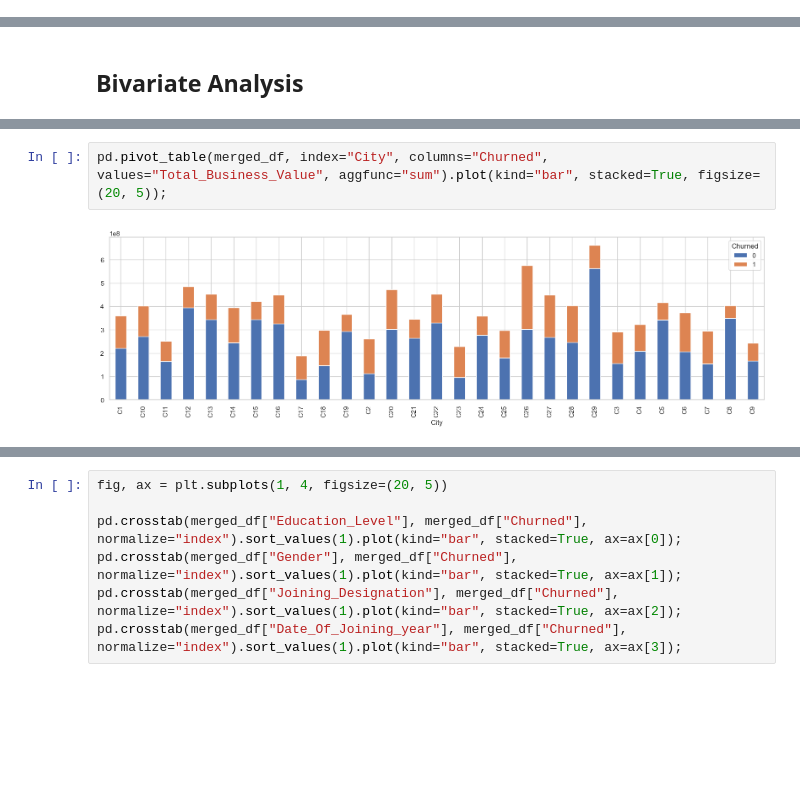
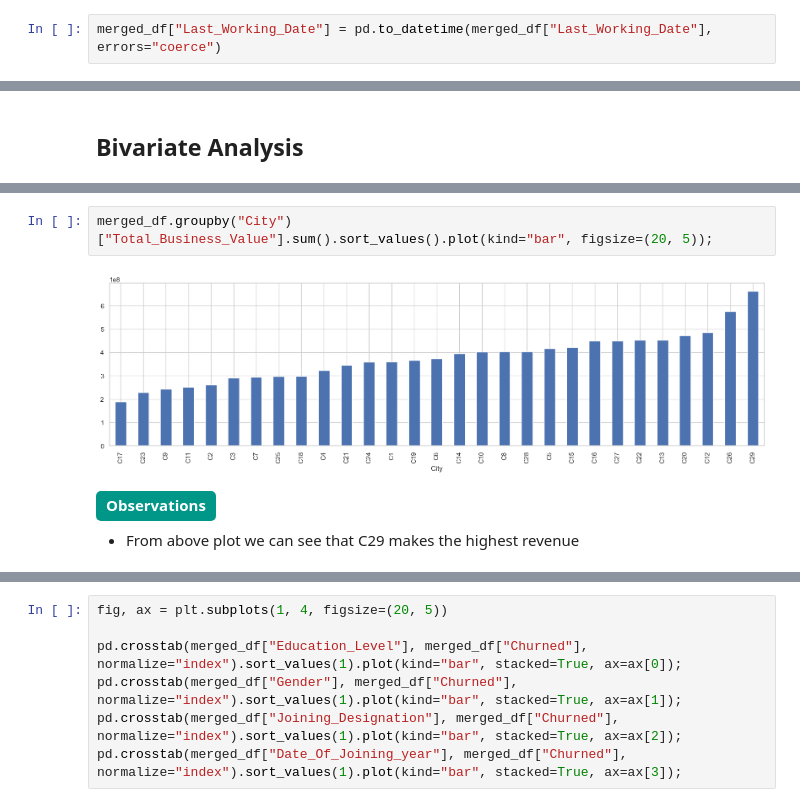
Before and after one commit to gautamnaik1994/OLA-Driver-Churn-ML-CaseStudy, a Jupyter notebook: CaseStudy.ipynb, the cells around one changed output, grey strips where cells are left out. Saved outputs shown, nothing was run; the diff lists cells and outputs as text; blank space fills up the shorter version.

```diff
--- a/CaseStudy.ipynb
+++ b/CaseStudy.ipynb
@@ -386,3 +467,5 @@ merged_df=merged_df.toPandas()
 # %%
 ola_df=pd.read_parquet("ola_driver_cleaned.parquet")
 merged_df=pd.read_parquet("ola_driver_merged.parquet")
+# %%
+merged_df["Last_Working_Date"] = pd.to_datetime(merged_df["Last_Working_Date"], errors="coerce")
@@ -496,4 +697,7 @@ pd.crosstab(merged_df["City"], merged_df["Churned"],  normalize="index").sort_va
 # %%
-pd.pivot_table(merged_df, index="City", columns="Churned", values="Total_Business_Value", aggfunc="sum").plot(kind="bar", stacked=True, figsize=(20, 5));
+merged_df.groupby("City")["Total_Business_Value"].sum().sort_values().plot(kind="bar", figsize=(20, 5));
 # %% [output]
-[figure, old version]
+[figure, new version]
+# %% [markdown]
+<b style='padding: 4px 10px 6px 10px;border-radius: 5px;background: #009688;color: #fff;display: inline-block;'>Observations</b>
+- From above plot we can see that C29 makes the highest revenue
```
Also changed, not shown: parts of 188 cells of this notebook, 1 other file.
